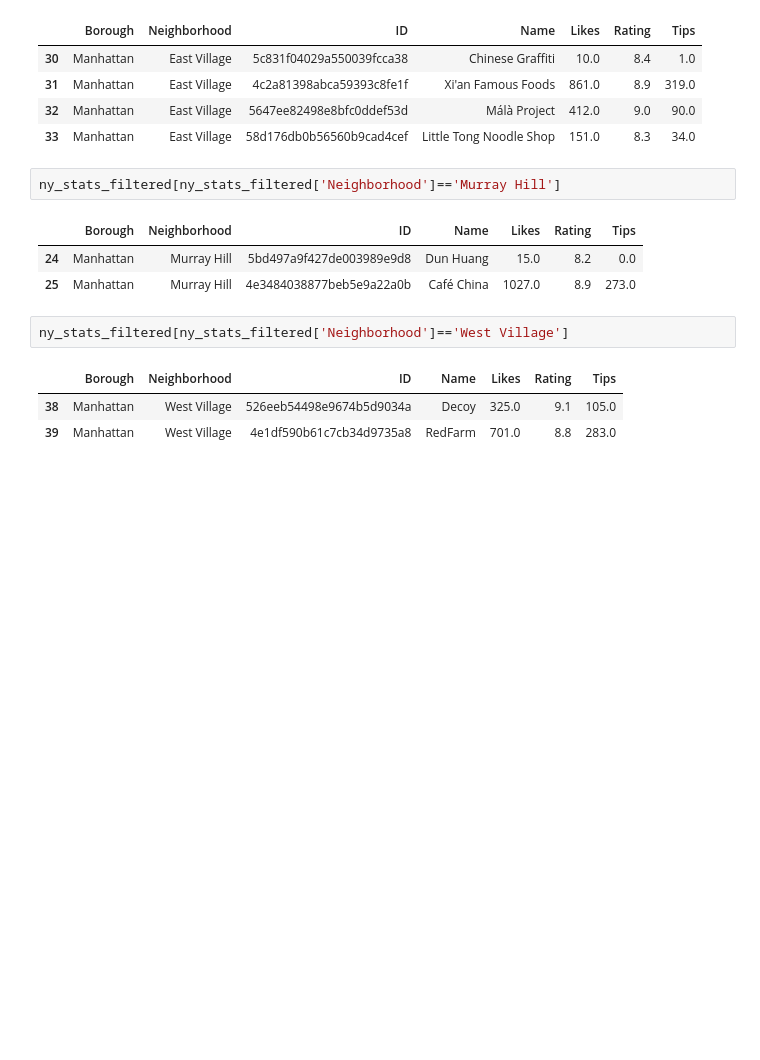
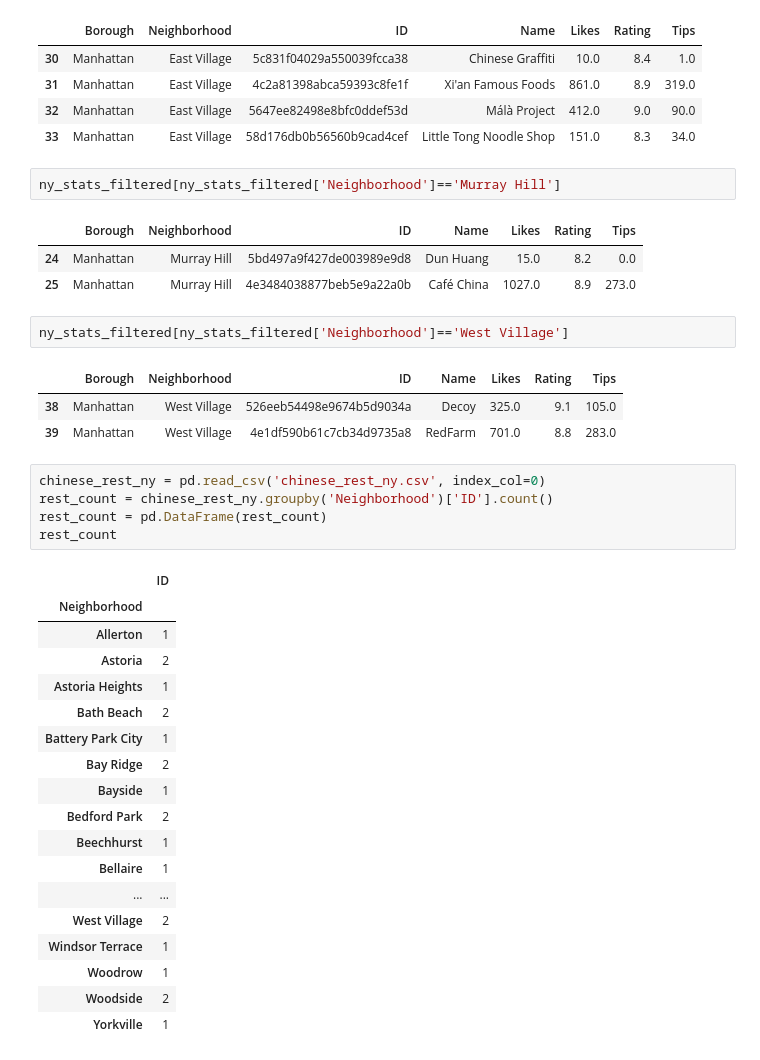
Before and after one commit to doneboat/Capstone-Project, a Jupyter notebook: Final_Project.ipynb, the cells around one changed output. Cells and saved outputs as stored; diff of their text form; blank space fills up the shorter version.

```diff
--- a/Final_Project.ipynb
+++ b/Final_Project.ipynb
@@ -731,3 +731,27 @@ ny_stats_filtered[ny_stats_filtered['Neighborhood']=='West Village']
 |  | Borough | Neighborhood | ID | Name | Likes | Rating | Tips |
 | 38 | Manhattan | West Village | 526eeb54498e9674b5d9034a | Decoy | 325.0 | 9.1 | 105.0 |
 | 39 | Manhattan | West Village | 4e1df590b61c7cb34d9735a8 | RedFarm | 701.0 | 8.8 | 283.0 |
+# %%
+chinese_rest_ny = pd.read_csv('chinese_rest_ny.csv', index_col=0)
+rest_count = chinese_rest_ny.groupby('Neighborhood')['ID'].count()
+rest_count = pd.DataFrame(rest_count)
+rest_count
+# %% [output]
+|  | ID |
+| Neighborhood |  |
+| Allerton | 1 |
+| Astoria | 2 |
+| Astoria Heights | 1 |
+| Bath Beach | 2 |
+| Battery Park City | 1 |
+| Bay Ridge | 2 |
+| Bayside | 1 |
+| Bedford Park | 2 |
+| Beechhurst | 1 |
+| Bellaire | 1 |
+| ... | ... |
+| West Village | 2 |
+| Windsor Terrace | 1 |
+| Woodrow | 1 |
+| Woodside | 2 |
+| Yorkville | 1 |
```
Also changed, not shown: parts of 2 cells of this notebook.
